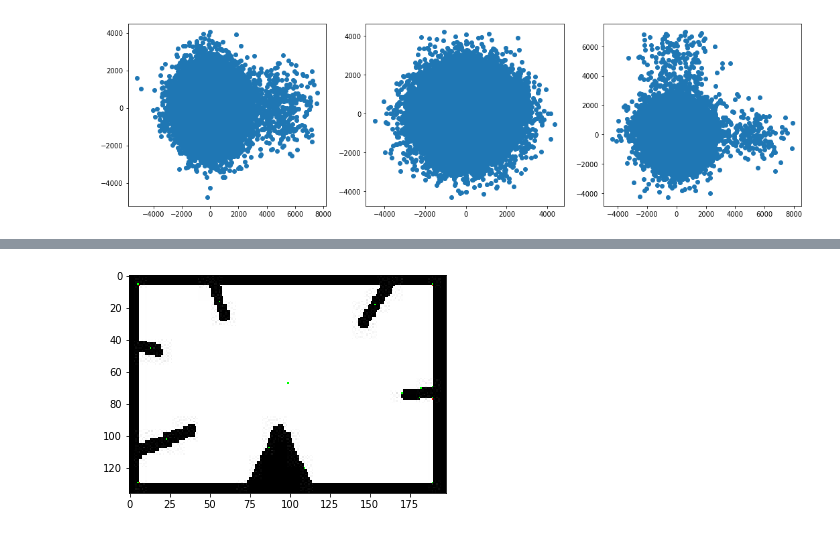
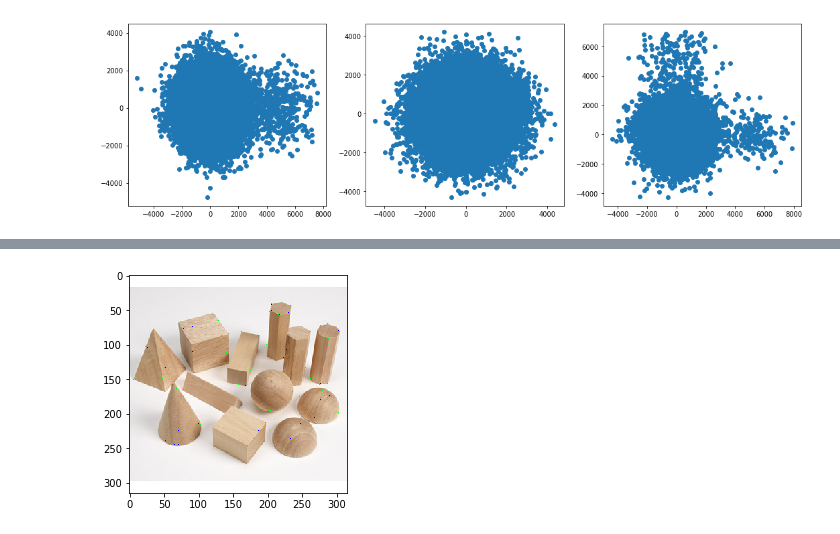
Before and after one commit to mananpal1997/Practical-OpenCV-Guide, a Jupyter notebook: OpenCV_Brief_Guide/5_FeatureDetection.ipynb, the cells around one changed output, grey strips where cells are left out. Saved outputs shown, nothing was run; the diff lists cells and outputs as text; code cells hidden in the pictures.

```diff
--- a/OpenCV_Brief_Guide/5_FeatureDetection.ipynb
+++ b/OpenCV_Brief_Guide/5_FeatureDetection.ipynb
@@ -89,21 +89,21 @@ $$trace(M) = \lambda_{1} + \lambda_{2}$$
 <img src="../resources/harris.jpg">
 Function: <b>cv2.cornerHarris(image, window_block_size, sobel_block_size, k)</b>
 # %%
-image = cv2.imread("../resources/contour.png")
+image = cv2.imread("../resources/corner_test.jpg")
 copy = image.copy()
 gray = cv2.cvtColor(image, cv2.COLOR_BGR2GRAY)
 
 fig = plt.figure()
 fig.set_size_inches(10, 5)
 fig.add_subplot(1, 2, 1)
-plt.imshow(image)
+plt.imshow(cv2.cvtColor(image, cv2.COLOR_BGR2RGB))
 
 corner_regions = cv2.cornerHarris(gray, 3, 3, 0.04)
 thresholded_region = corner_regions > 0.01 * corner_regions.max()
 # print "Corners: ", image[thresholded_region]
-image[thresholded_region] = [0, 0, 255]
+image[thresholded_region] = [0, 255, 0]
 
 fig.add_subplot(1, 2, 2)
-plt.imshow(image)
+plt.imshow(cv2.cvtColor(image, cv2.COLOR_BGR2RGB))
 plt.show()
 # %% [output]
@@ -111,21 +119,21 @@ plt.show()
 # %%
 # Refined Corners
 # Use of cv2.cornerSubPixel
 
 corner_regions = cv2.dilate(corner_regions, None)
-refined_region = cv2.threshold(corner_regions, 0.01 * corner_regions.max(), 255, cv2.THRESH_BINARY)[1]
+refined_region = cv2.threshold(corner_regions, 0.001 * corner_regions.max(), 255, cv2.THRESH_BINARY)[1]
 refined_region = np.uint8(refined_region)
 
 ret, labels, stats, centroids = cv2.connectedComponentsWithStats(refined_region)
 
-criteria = (cv2.TERM_CRITERIA_EPS + cv2.TERM_CRITERIA_MAX_ITER, 10000, 0.00001)
+criteria = (cv2.TERM_CRITERIA_EPS + cv2.TERM_CRITERIA_MAX_ITER, 1000000, 0.0001)
 corners = cv2.cornerSubPix(gray, np.float32(centroids), (3, 3), (-1, -1), criteria)
 
 res = np.int0(np.hstack((centroids, corners)))
 copy[res[:, 1], res[:, 0]] = [255, 0, 0]
 copy[res[:, 3], res[:, 2]] = [0, 255, 0]
 
-plt.imshow(copy)
+plt.imshow(cv2.cvtColor(copy, cv2.COLOR_BGR2RGB))
 plt.show()
 # %% [output]
-[figure, old version]
+[figure, new version]
```
Also changed, not shown: parts of 5 cells of this notebook, 2 other files.
